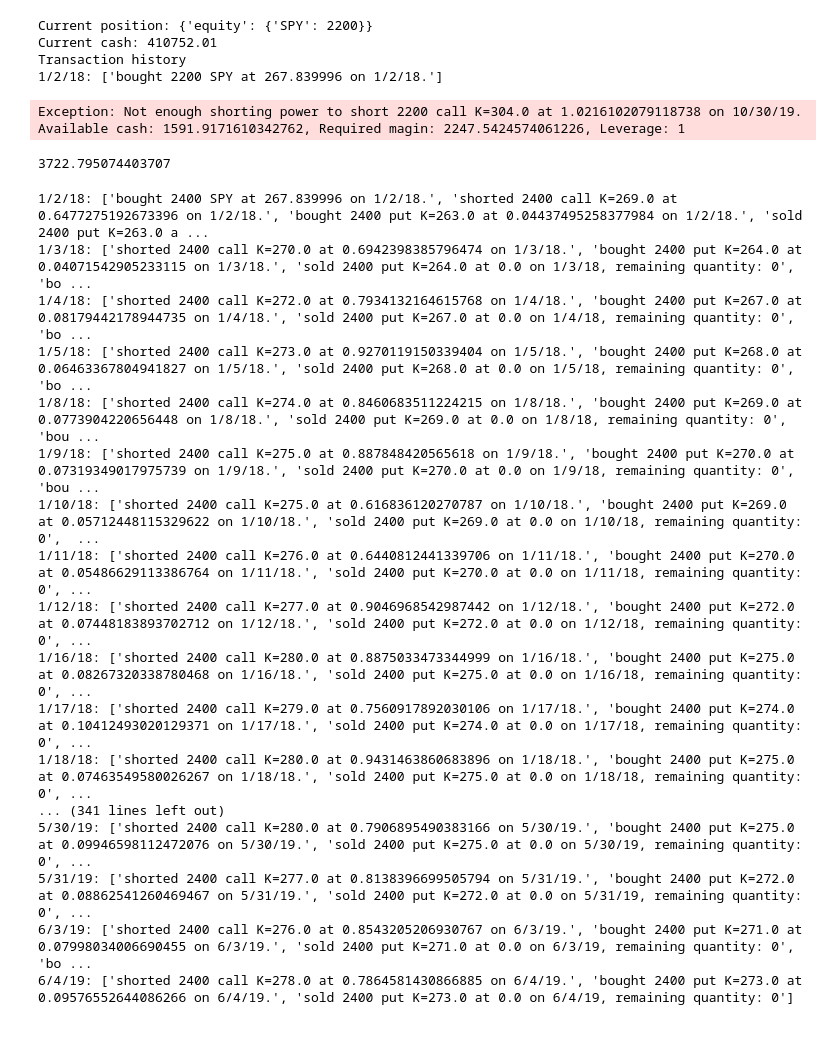
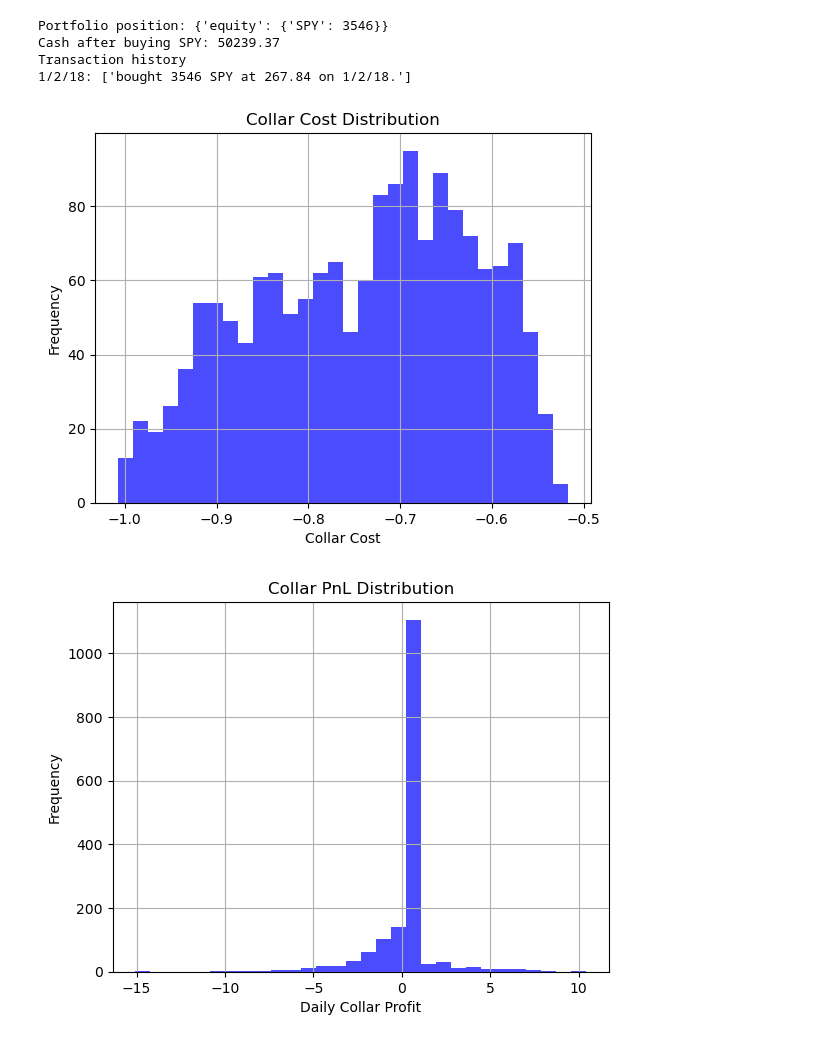
Before and after one commit to wyx-vincent/backtest, a Jupyter notebook: main.ipynb, the cells around one changed output. Drawn from its saved outputs; the diff is of its cells as text; code cells hidden in the pictures.

Commit message:
updated margin account, exposures

```diff
--- a/main.ipynb
+++ b/main.ipynb
@@ -16,63 +16,41 @@ Time used for calculating option prices 4.2859 seconds.
 # %%
 # instantiation
-my_portfolio = Portfolio(portfolio_initial_cash, portolio_weights_config)
+my_portfolio = Portfolio(initial_portfolio_nominal_value, portolio_weights_config, collateral_ratio)
 my_strategy = ZeroCostCollar0DTE(my_portfolio, 'SPY', spy_df, options_df)
 env = Backtest(my_portfolio, spy_df, options_df)
 
 # data cleaning and calculation
 env.main_df = my_strategy.select_and_update_options(env.main_df, strike_selection_config, options_df)
 env.update_option_price_at_close()
+env.main_df = my_strategy.update_collar_pnl(env.main_df)
 # %%
 # Buy and hold SPY at market open on Day 0
-buy_date = env.main_df['Date'].values[0]
-buy_price = env.main_df['Open'].values[0]
+first_date = env.main_df['Date'].values[0]
+first_price = env.main_df['Open'].values[0]
 
-target_spy_exposure = my_portfolio.cash * my_portfolio.target_portfolio_weights['equity']
-# n_spy_to_buy: buy SPY in multiples of option_contract_multiplier (typically 100) for easier hedging
-n_spy_to_buy = math.floor(target_spy_exposure / buy_price / option_contract_multiplier) * option_contract_multiplier
-my_strategy.execute_buy_and_hold_underlying('equity', buy_date, buy_price, n_spy_to_buy)
+target_spy_exposure = my_portfolio.initial_portfolio_nominal_value * my_portfolio.target_portfolio_weights['equity']
+n_spy_to_buy = math.floor(target_spy_exposure / first_price)
+my_strategy.execute_buy_and_hold_underlying('equity', first_date, first_price, n_spy_to_buy)
 
-print('Current position:', my_portfolio.positions)
-print('Current cash:', round(my_portfolio.cash, 2))
+print('Portfolio position:', my_portfolio.positions)
+print('Cash after buying SPY:', round(my_portfolio.cash, 2))
 print('Transaction history')
 my_portfolio.print_transaction_history()
 # %% [output]
-Current position: {'equity': {'SPY': 2200}}
-Current cash: 410752.01
+Portfolio position: {'equity': {'SPY': 3546}}
+Cash after buying SPY: 50239.37
 Transaction history
-1/2/18: ['bought 2200 SPY at 267.839996 on 1/2/18.']
+1/2/18: ['bought 3546 SPY at 267.84 on 1/2/18.']
 # %%
 # Run the zero-cost collar strategy every day in spy_df
 env.run(my_strategy)
-# %% [output]
-Exception: Not enough shorting power to short 2200 call K=304.0 at 1.0216102079118738 on 10/30/19. Available cash: 1591.9171610342762, Required magin: 2247.5424574061226, Leverage: 1
-# %%
-my_portfolio.cash
-# %% [output]
-3722.795074403707
-# %%
-my_portfolio.print_transaction_history()
-# %% [output]
-1/2/18: ['bought 2400 SPY at 267.839996 on 1/2/18.', 'shorted 2400 call K=269.0 at 0.6477275192673396 on 1/2/18.', 'bought 2400 put K=263.0 at 0.04437495258377984 on 1/2/18.', 'sold 2400 put K=263.0 a ...
-1/3/18: ['shorted 2400 call K=270.0 at 0.6942398385796474 on 1/3/18.', 'bought 2400 put K=264.0 at 0.04071542905233115 on 1/3/18.', 'sold 2400 put K=264.0 at 0.0 on 1/3/18, remaining quantity: 0', 'bo ...
-1/4/18: ['shorted 2400 call K=272.0 at 0.7934132164615768 on 1/4/18.', 'bought 2400 put K=267.0 at 0.08179442178944735 on 1/4/18.', 'sold 2400 put K=267.0 at 0.0 on 1/4/18, remaining quantity: 0', 'bo ...
-1/5/18: ['shorted 2400 call K=273.0 at 0.9270119150339404 on 1/5/18.', 'bought 2400 put K=268.0 at 0.06463367804941827 on 1/5/18.', 'sold 2400 put K=268.0 at 0.0 on 1/5/18, remaining quantity: 0', 'bo ...
-1/8/18: ['shorted 2400 call K=274.0 at 0.8460683511224215 on 1/8/18.', 'bought 2400 put K=269.0 at 0.0773904220656448 on 1/8/18.', 'sold 2400 put K=269.0 at 0.0 on 1/8/18, remaining quantity: 0', 'bou ...
-1/9/18: ['shorted 2400 call K=275.0 at 0.887848420565618 on 1/9/18.', 'bought 2400 put K=270.0 at 0.07319349017975739 on 1/9/18.', 'sold 2400 put K=270.0 at 0.0 on 1/9/18, remaining quantity: 0', 'bou ...
-1/10/18: ['shorted 2400 call K=275.0 at 0.616836120270787 on 1/10/18.', 'bought 2400 put K=269.0 at 0.05712448115329622 on 1/10/18.', 'sold 2400 put K=269.0 at 0.0 on 1/10/18, remaining quantity: 0',  ...
-1/11/18: ['shorted 2400 call K=276.0 at 0.6440812441339706 on 1/11/18.', 'bought 2400 put K=270.0 at 0.05486629113386764 on 1/11/18.', 'sold 2400 put K=270.0 at 0.0 on 1/11/18, remaining quantity: 0', ...
-1/12/18: ['shorted 2400 call K=277.0 at 0.9046968542987442 on 1/12/18.', 'bought 2400 put K=272.0 at 0.07448183893702712 on 1/12/18.', 'sold 2400 put K=272.0 at 0.0 on 1/12/18, remaining quantity: 0', ...
-1/16/18: ['shorted 2400 call K=280.0 at 0.8875033473344999 on 1/16/18.', 'bought 2400 put K=275.0 at 0.08267320338780468 on 1/16/18.', 'sold 2400 put K=275.0 at 0.0 on 1/16/18, remaining quantity: 0', ...
-1/17/18: ['shorted 2400 call K=279.0 at 0.7560917892030106 on 1/17/18.', 'bought 2400 put K=274.0 at 0.10412493020129371 on 1/17/18.', 'sold 2400 put K=274.0 at 0.0 on 1/17/18, remaining quantity: 0', ...
-1/18/18: ['shorted 2400 call K=280.0 at 0.9431463860683896 on 1/18/18.', 'bought 2400 put K=275.0 at 0.07463549580026267 on 1/18/18.', 'sold 2400 put K=275.0 at 0.0 on 1/18/18, remaining quantity: 0', ...
-... (341 lines left out)
-5/30/19: ['shorted 2400 call K=280.0 at 0.7906895490383166 on 5/30/19.', 'bought 2400 put K=275.0 at 0.09946598112472076 on 5/30/19.', 'sold 2400 put K=275.0 at 0.0 on 5/30/19, remaining quantity: 0', ...
-5/31/19: ['shorted 2400 call K=277.0 at 0.8138396699505794 on 5/31/19.', 'bought 2400 put K=272.0 at 0.08862541260469467 on 5/31/19.', 'sold 2400 put K=272.0 at 0.0 on 5/31/19, remaining quantity: 0', ...
-6/3/19: ['shorted 2400 call K=276.0 at 0.8543205206930767 on 6/3/19.', 'bought 2400 put K=271.0 at 0.07998034006690455 on 6/3/19.', 'sold 2400 put K=271.0 at 0.0 on 6/3/19, remaining quantity: 0', 'bo ...
-6/4/19: ['shorted 2400 call K=278.0 at 0.7864581430866885 on 6/4/19.', 'bought 2400 put K=273.0 at 0.09576552644086266 on 6/4/19.', 'sold 2400 put K=273.0 at 0.0 on 6/4/19, remaining quantity: 0']
 # %%
 # Plot the distribution of collar strategy cost. Negative cost means the call premium is larger than put premium (i.e. receiving a credit to open)
-plot_distribution(env.main_df['collar_cost'], x_label='Collar Cost Distribution', title='Cost of Collar')
+plot_distribution(env.main_df['collar_cost'], x_label='Collar Cost', title='Collar Cost Distribution')
+# %% [output]
+[figure, added]
 # %%
 # Plot the distribution collar strategy PnL
-plot_distribution(env.main_df['collar_pnl'], x_label='Daily Collar Profit', title='Collar Profit Distribution')
+plot_distribution(env.main_df['collar_pnl'], x_label='Daily Collar Profit', title='Collar PnL Distribution')
+# %% [output]
+[figure, added]
```
Also changed, not shown: parts of 8 cells of this notebook, 9 other files.
